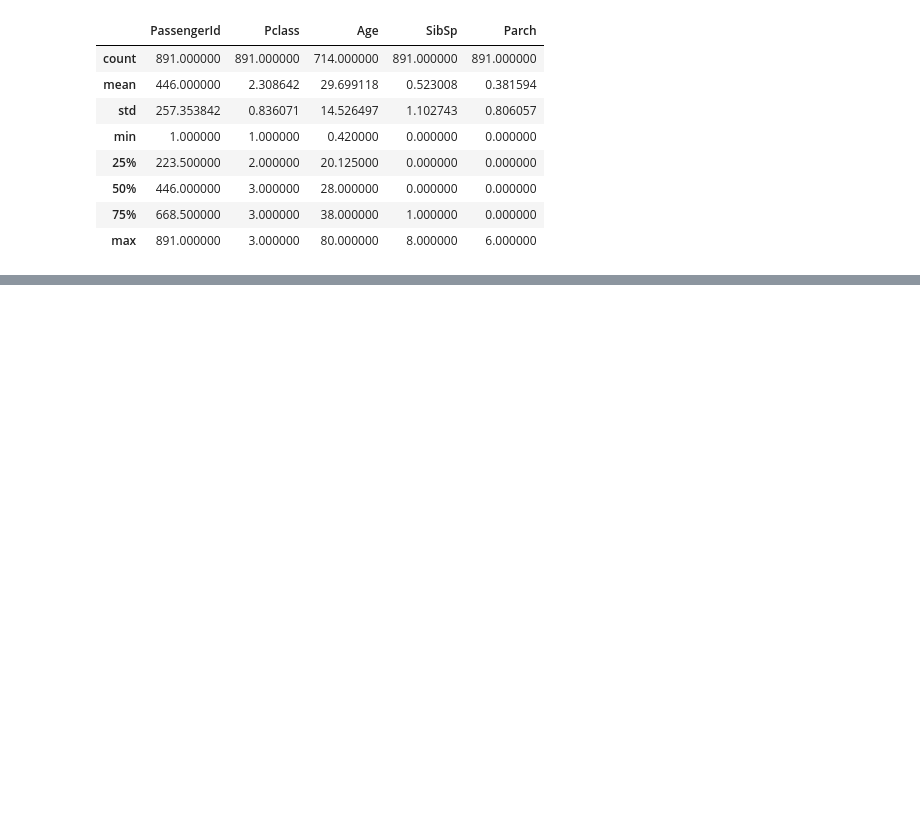
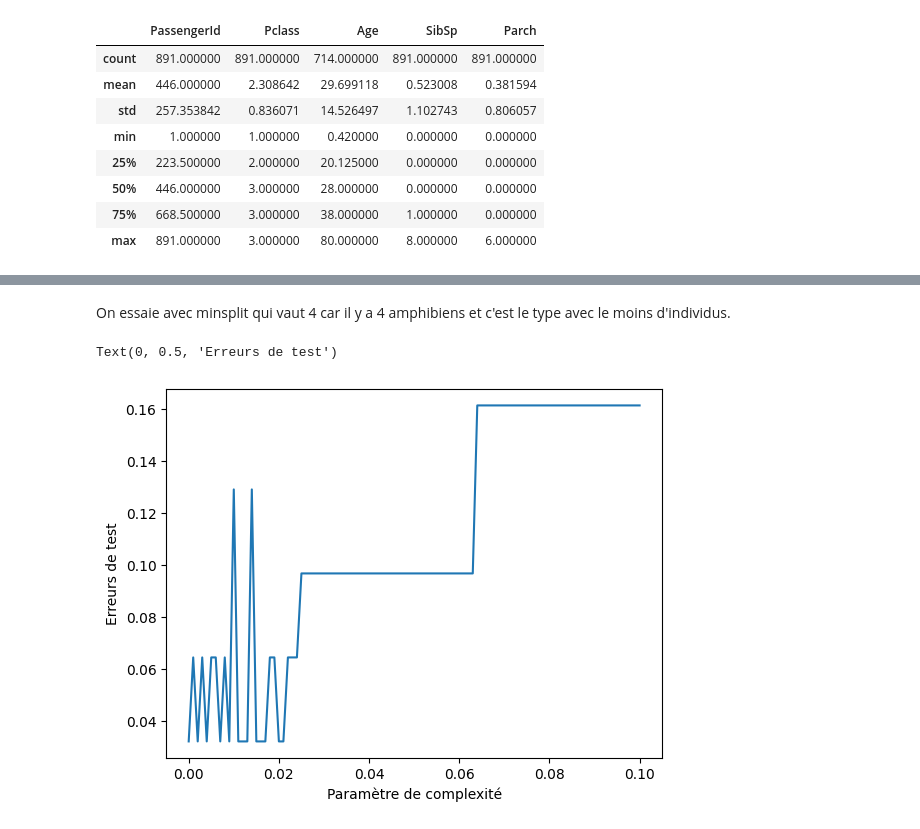
Before and after one commit to hibiga/Data_Mining, a Jupyter notebook: TP - Arbres de decision avec CART.ipynb, the cells around one changed output, grey strips where cells are left out. Saved outputs shown, nothing was run; the diff lists cells and outputs as text; code cells hidden in the pictures; blank space fills up the shorter version.

```diff
--- a/TP - Arbres de decision avec CART.ipynb
+++ b/TP - Arbres de decision avec CART.ipynb
@@ -278,0 +411,4 @@ array([[73, 12],
+# %%
+# lit un csv avec comme séparateur ";"
+zoo = pd.read_csv("zoo.csv", sep=";")
+zoo
@@ -278,0 +429,45 @@ array([[73, 12],
+# %%
+# extrait toutes nos valeurs dans x sauf celle qu'on cherche à prédire (type)
+df_zoo = zoo.iloc[:,1:17]
+x = np.array(df_zoo)
+# on cherche à prédire la variable type
+y = np.array(zoo.type)
+# %%
+# train_test_split : sépare nos données
+# test_size : 0.3 soit 30% sera dans le jeu de données test
+# stratifiy = y [survived] :
+# on aura dans chaque jeu de donnée créé la même proportion pour chaque type
+# random_state :
+# initialiser le générateur de nombres aléatoires
+    # (décidera du découpage des données en train et test)
+
+X_train, X_test, y_train, y_test = train_test_split(x, y,test_size=0.3,
+                                                    random_state=0,
+                                                    stratify=y)
+# %% [markdown]
+On essaie avec minsplit qui vaut 4 car il y a 4 amphibiens et c'est le type avec le moins d'individus.
+# %%
+minsplit2 = 4
+# valeurs de cp a essayer
+mes_cp2 = np.arange(0,0.101,0.001)
+err_app = []
+
+# pour chaque paramtre de complexite
+for i in range(len(mes_cp2)):
+    # on lance le modele avec les deux nouveux parametres
+    model = DecisionTreeClassifier(min_samples_split = minsplit2,
+                                   ccp_alpha = mes_cp2[i])
+    model = model.fit(X_train, y_train)
+    # fait la prédiction sur nos données tes
+    Y_pred = model.predict(X_test)
+    # mets le taux d'érreur dans une liste
+    err_app.append(1-accuracy_score(y_test,Y_pred))
+
+    # affiche les taux d'erreur pour chaque paramètre de complexité
+    # dans un graphique
+plt.plot(mes_cp, err_app)
+plt.xlabel("Paramètre de complexité")
+plt.ylabel("Erreurs de test")
+# %% [output]
+Text(0, 0.5, 'Erreurs de test')
+[figure, added]
```
Also changed, not shown: parts of 106 cells of this notebook, 1 other file.
